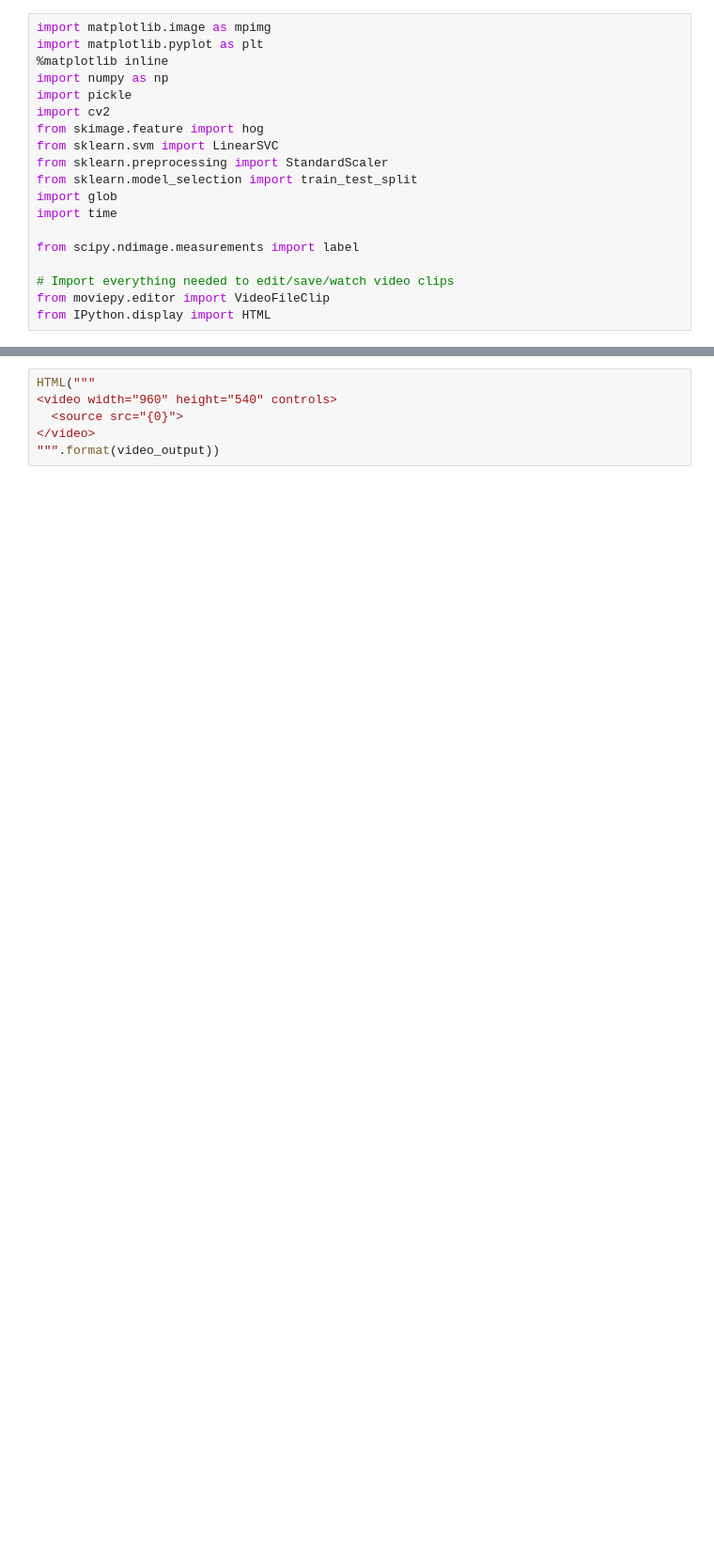
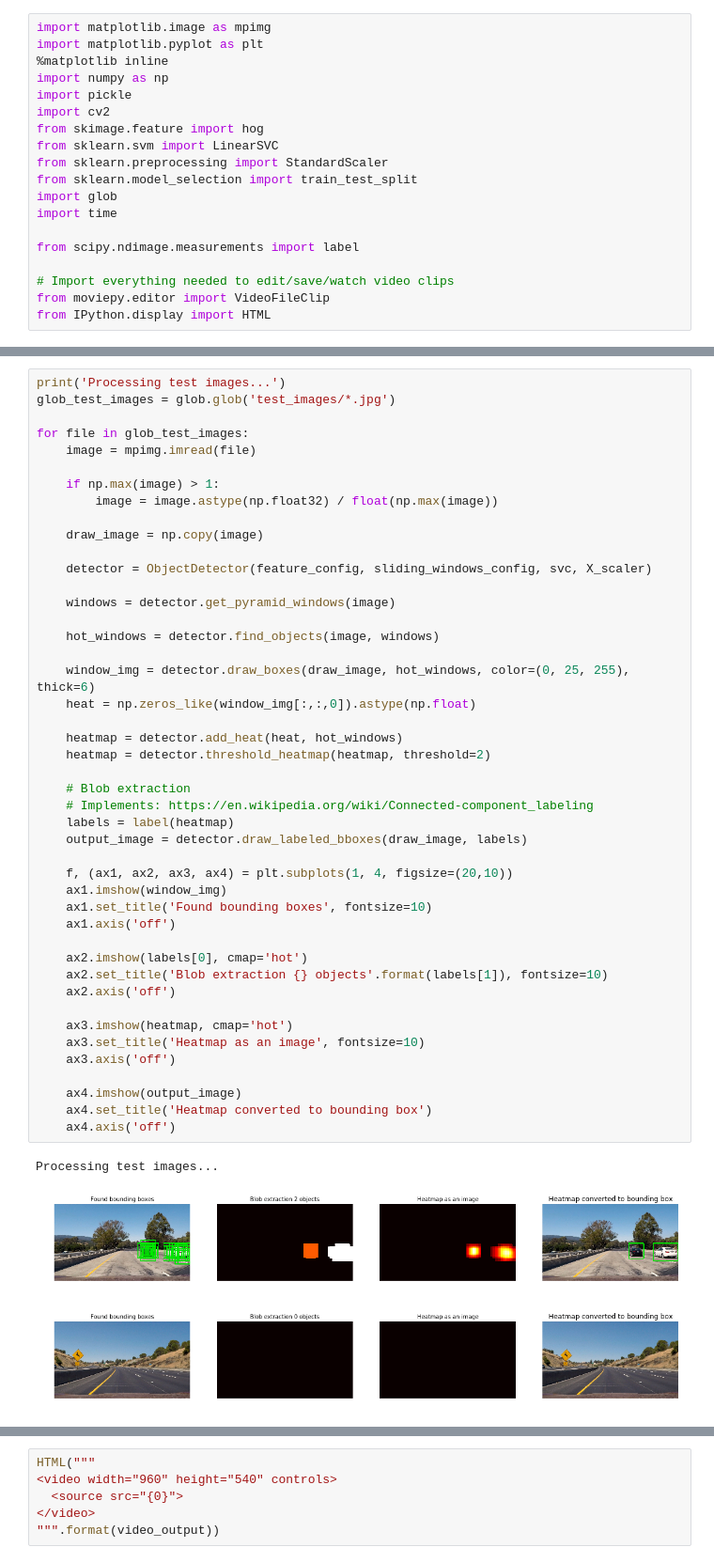
Before and after one commit to js1972/CarND-Vehicle-Detection, a Jupyter notebook: Vehicle Detection.ipynb, the cells around one changed output, grey strips where cells are left out. Shown at 94% size. Saved outputs shown, nothing was run; the diff lists cells and outputs as text; blank space fills up the shorter version.

```diff
--- a/Vehicle Detection.ipynb
+++ b/Vehicle Detection.ipynb
@@ -532,0 +387,49 @@ bboxes_list = []
+# %%
+print('Processing test images...')
+glob_test_images = glob.glob('test_images/*.jpg')
+
+for file in glob_test_images:
+    image = mpimg.imread(file)
+
+    if np.max(image) > 1:
+        image = image.astype(np.float32) / float(np.max(image))
+
+    draw_image = np.copy(image)
+
+    detector = ObjectDetector(feature_config, sliding_windows_config, svc, X_scaler)
+
+    windows = detector.get_pyramid_windows(image)
+
+    hot_windows = detector.find_objects(image, windows)
+
+    window_img = detector.draw_boxes(draw_image, hot_windows, color=(0, 25, 255), thick=6)
+    heat = np.zeros_like(window_img[:,:,0]).astype(np.float)
+
+    heatmap = detector.add_heat(heat, hot_windows)
+    heatmap = detector.threshold_heatmap(heatmap, threshold=2)
+
+    # Blob extraction
+    # Implements: https://en.wikipedia.org/wiki/Connected-component_labeling
+    labels = label(heatmap)
+    output_image = detector.draw_labeled_bboxes(draw_image, labels)
+
+    f, (ax1, ax2, ax3, ax4) = plt.subplots(1, 4, figsize=(20,10))
+    ax1.imshow(window_img)
+    ax1.set_title('Found bounding boxes', fontsize=10)
+    ax1.axis('off')
+
+    ax2.imshow(labels[0], cmap='hot')
+    ax2.set_title('Blob extraction {} objects'.format(labels[1]), fontsize=10)
+    ax2.axis('off')
+
+    ax3.imshow(heatmap, cmap='hot')
+    ax3.set_title('Heatmap as an image', fontsize=10)
+    ax3.axis('off')
+
+    ax4.imshow(output_image)
+    ax4.set_title('Heatmap converted to bounding box')
+    ax4.axis('off')
+# %% [output]
+Processing test images...
+[figure, added]
+[figure, added]
```
Also changed, not shown: parts of 29 cells of this notebook, 1 other file.
